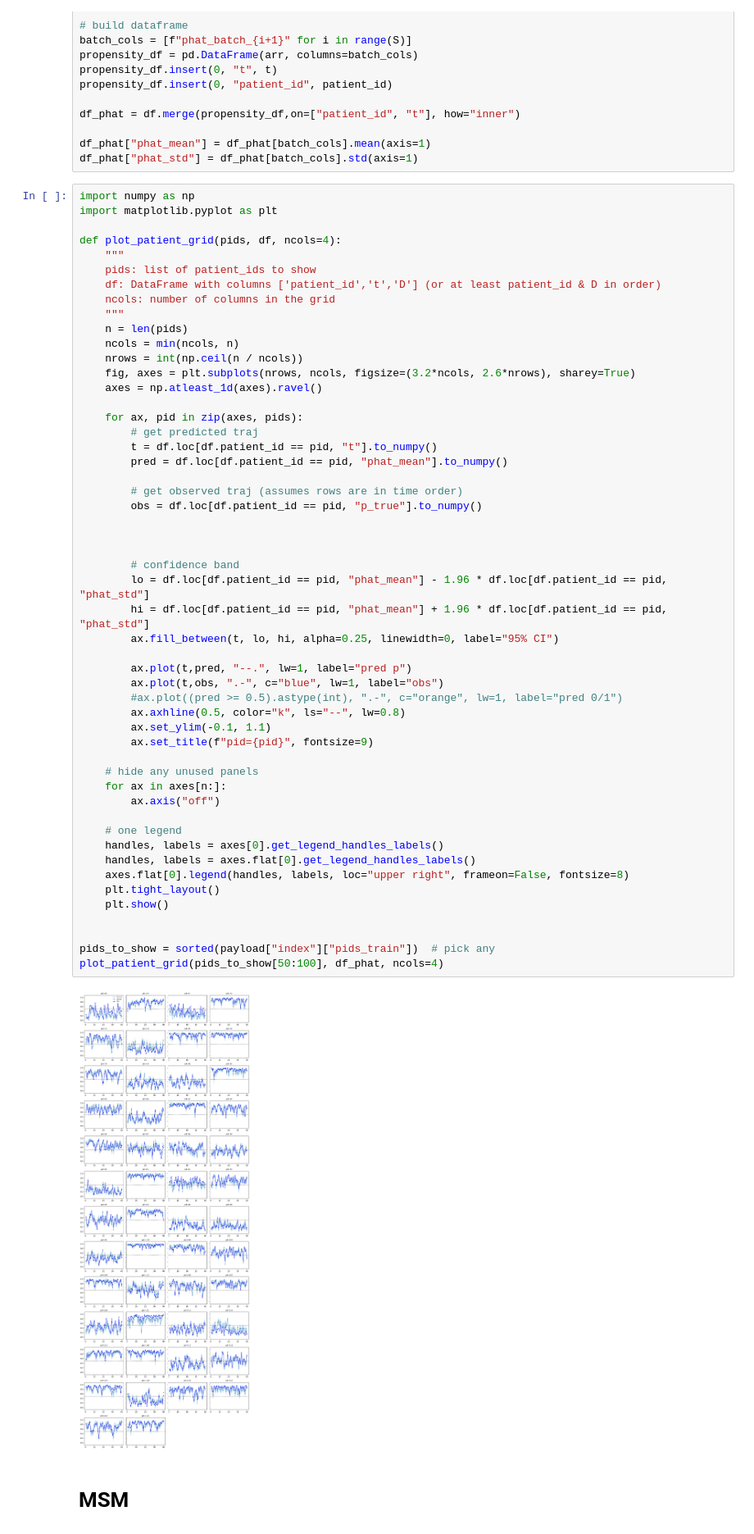
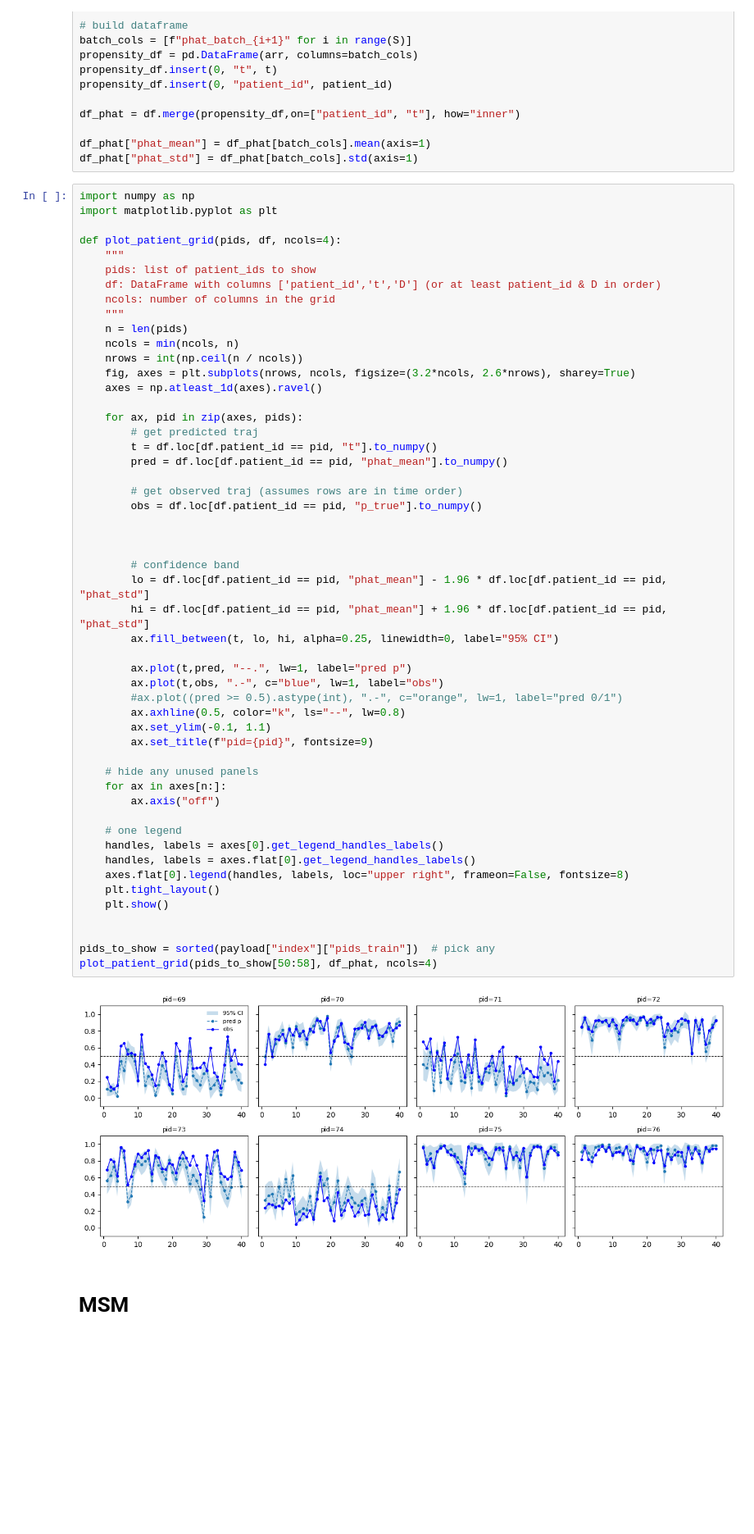
Before and after one commit to Ali-Setareh/SeqGPLVM_FEMSM, a Jupyter notebook: notebooks/model_inspection.ipynb, the cells around one changed output. Shown at 82% size. Cells and saved outputs as stored; diff of their text form; blank space fills up the shorter version.

```diff
--- a/notebooks/model_inspection.ipynb
+++ b/notebooks/model_inspection.ipynb
@@ -262,35 +262,35 @@ def plot_patient_grid(pids, df, ncols=4):
         obs = df.loc[df.patient_id == pid, "p_true"].to_numpy()
 
 
 
         # confidence band
         lo = df.loc[df.patient_id == pid, "phat_mean"] - 1.96 * df.loc[df.patient_id == pid, "phat_std"]
         hi = df.loc[df.patient_id == pid, "phat_mean"] + 1.96 * df.loc[df.patient_id == pid, "phat_std"]
         ax.fill_between(t, lo, hi, alpha=0.25, linewidth=0, label="95% CI")
 
         ax.plot(t,pred, "--.", lw=1, label="pred p")
         ax.plot(t,obs, ".-", c="blue", lw=1, label="obs")
         #ax.plot((pred >= 0.5).astype(int), ".-", c="orange", lw=1, label="pred 0/1")
         ax.axhline(0.5, color="k", ls="--", lw=0.8)
         ax.set_ylim(-0.1, 1.1)
         ax.set_title(f"pid={pid}", fontsize=9)
 
     # hide any unused panels
     for ax in axes[n:]:
         ax.axis("off")
 
     # one legend
     handles, labels = axes[0].get_legend_handles_labels()
     handles, labels = axes.flat[0].get_legend_handles_labels()
     axes.flat[0].legend(handles, labels, loc="upper right", frameon=False, fontsize=8)
     plt.tight_layout()
     plt.show()
 
 
 pids_to_show = sorted(payload["index"]["pids_train"])  # pick any
-plot_patient_grid(pids_to_show[50:100], df_phat, ncols=4)
+plot_patient_grid(pids_to_show[50:58], df_phat, ncols=4)
 # %% [output]
-[figure, old version]
+[figure, new version]
 # %% [markdown]
 # MSM
 # %% [markdown]
```
Also changed, not shown: parts of 2 cells of this notebook, 1 other file.
